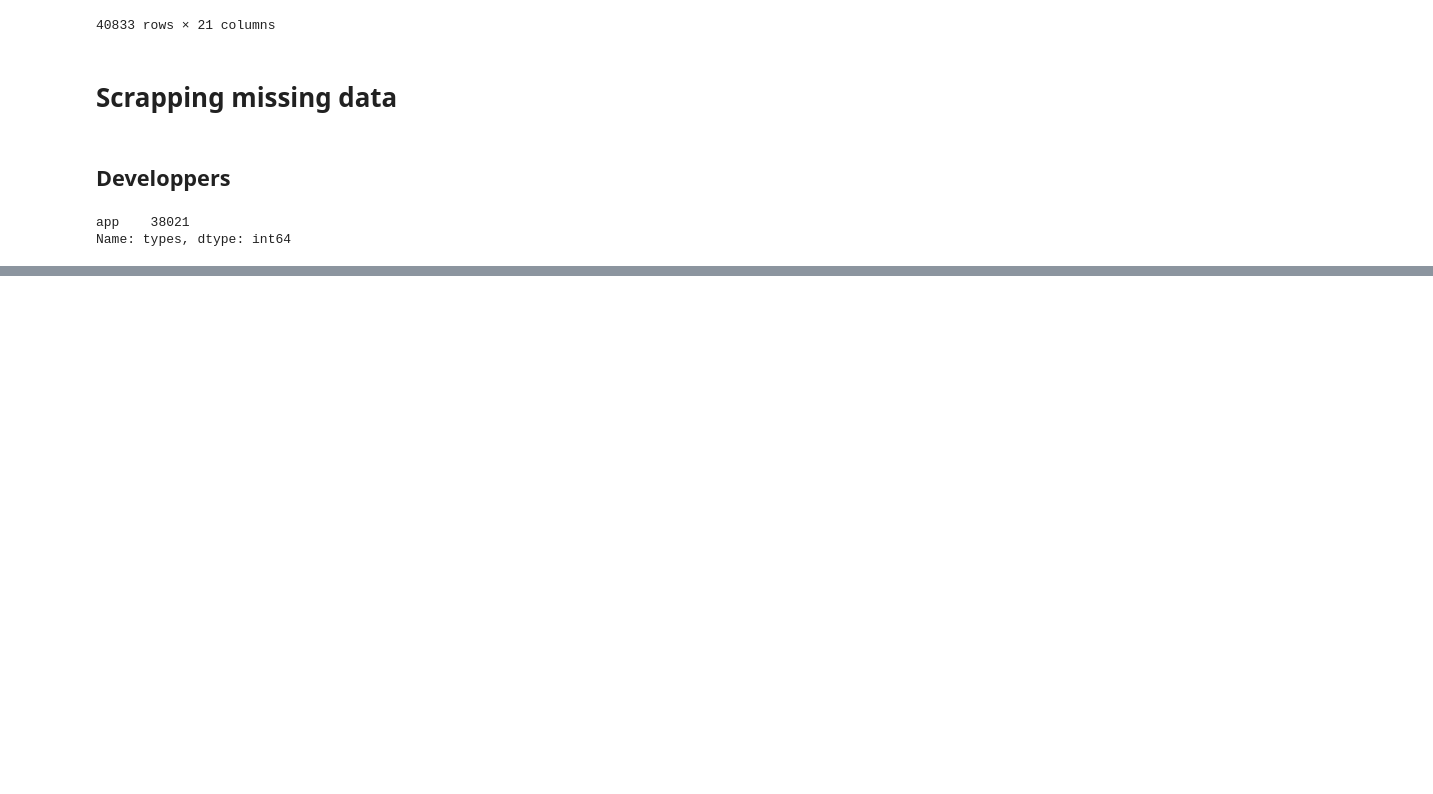
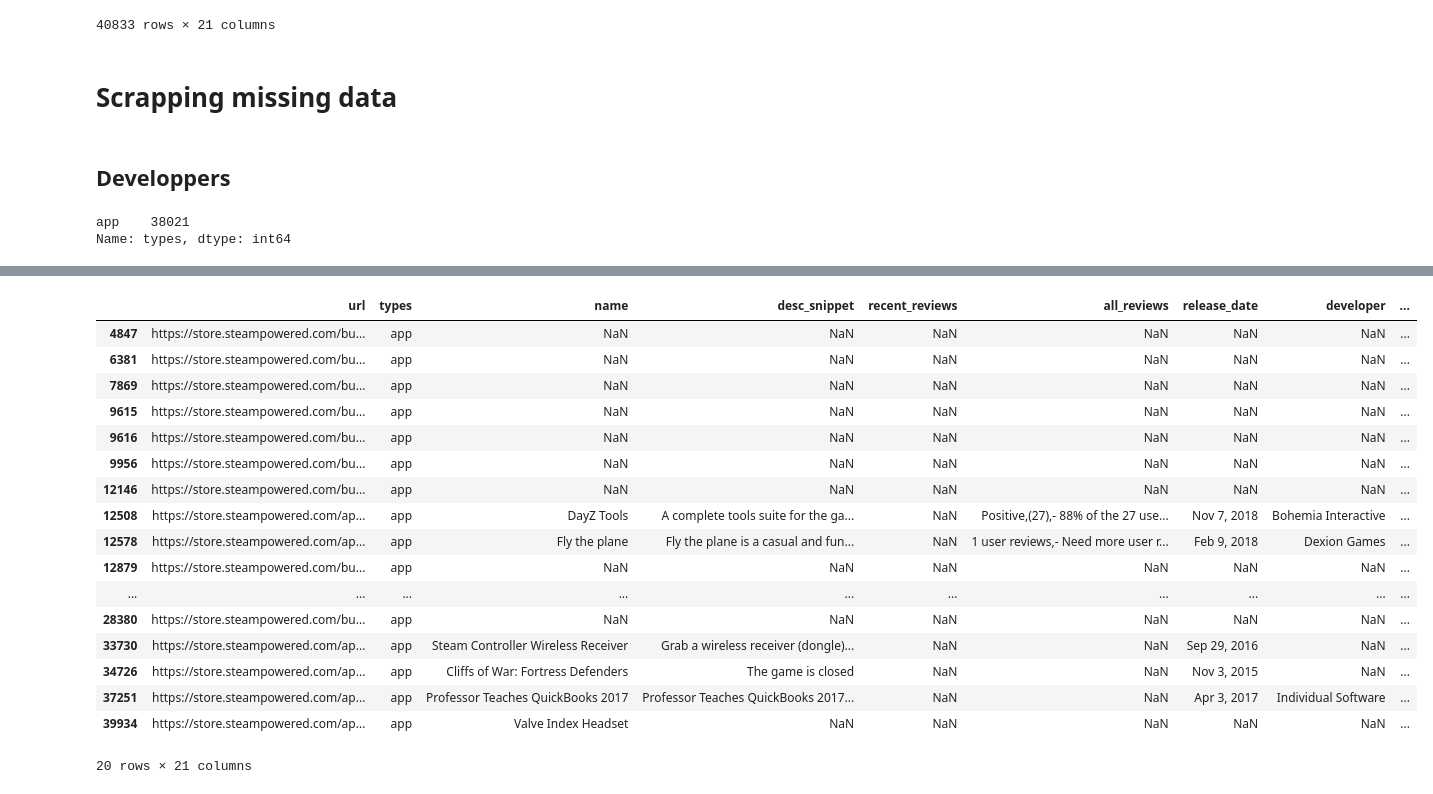
Before and after one commit to JoaoMarques1/find_your_inner_gamer, a Jupyter notebook: notebooks/Lau_EDA.ipynb, the cells around one changed output, grey strips where cells are left out. Drawn from its saved outputs; the diff is of its cells as text; code cells hidden in the pictures; blank space fills up the shorter version.

```diff
--- a/notebooks/Lau_EDA.ipynb
+++ b/notebooks/Lau_EDA.ipynb
@@ -436,0 +537,8 @@ df_app[df['developer'].isnull() == True]
+# %%
+def get_tags(url):
+    response = requests.get(url).text
+    soup = BeautifulSoup(response, "html.parser")
+    try:
+        return ','.join([tag.text.strip() for tag in soup.find_all('a', class_='app_tag')])
+    except:
+        return float('nan')
@@ -436,0 +550,5 @@ df_app[df['developer'].isnull() == True]
+# %%
+for index in temp.index:
+    df_app.loc[index, 'popular_tags'] = get_tags(df_app.loc[index, 'url'])
+    print(index)
+df_app['popular_tags'] = df_app['popular_tags'].replace('', float('nan'))
@@ -436,0 +591,2 @@ df_app[df['developer'].isnull() == True]
+# %%
+temp = df_app[df_app['game_details'].isnull() == True]
@@ -436,0 +627,5 @@ df_app[df['developer'].isnull() == True]
+# %%
+for index in temp.index:
+    df_app.loc[index, 'game_details'] = get_tags(df_app.loc[index, 'url'])
+    print(index)
+df_app['game_details'] = df_app['game_details'].replace('', float('nan'))
@@ -436,0 +655,21 @@ df_app[df['developer'].isnull() == True]
+# %%
+df_app[df_app['game_details'].isnull() == True]
+# %% [output]
+|  | url | types | name | desc_snippet | recent_reviews | all_reviews | release_date | developer | ... |
+| 4847 | https://store.steampowered.com/bu... | app | NaN | NaN | NaN | NaN | NaN | NaN | ... |
+| 6381 | https://store.steampowered.com/bu... | app | NaN | NaN | NaN | NaN | NaN | NaN | ... |
+| 7869 | https://store.steampowered.com/bu... | app | NaN | NaN | NaN | NaN | NaN | NaN | ... |
+| 9615 | https://store.steampowered.com/bu... | app | NaN | NaN | NaN | NaN | NaN | NaN | ... |
+| 9616 | https://store.steampowered.com/bu... | app | NaN | NaN | NaN | NaN | NaN | NaN | ... |
+| 9956 | https://store.steampowered.com/bu... | app | NaN | NaN | NaN | NaN | NaN | NaN | ... |
+| 12146 | https://store.steampowered.com/bu... | app | NaN | NaN | NaN | NaN | NaN | NaN | ... |
+| 12508 | https://store.steampowered.com/ap... | app | DayZ Tools | A complete tools suite for the ga... | NaN | Positive,(27),- 88% of the 27 use... | Nov 7, 2018 | Bohemia Interactive | ... |
+| 12578 | https://store.steampowered.com/ap... | app | Fly the plane | Fly the plane is a casual and fun... | NaN | 1 user reviews,- Need more user r... | Feb 9, 2018 | Dexion Games | ... |
+| 12879 | https://store.steampowered.com/bu... | app | NaN | NaN | NaN | NaN | NaN | NaN | ... |
+| ... | ... | ... | ... | ... | ... | ... | ... | ... | ... |
+| 28380 | https://store.steampowered.com/bu... | app | NaN | NaN | NaN | NaN | NaN | NaN | ... |
+| 33730 | https://store.steampowered.com/ap... | app | Steam Controller Wireless Receiver | Grab a wireless receiver (dongle)... | NaN | NaN | Sep 29, 2016 | NaN | ... |
+| 34726 | https://store.steampowered.com/ap... | app | Cliffs of War: Fortress Defenders | The game is closed | NaN | NaN | Nov 3, 2015 | NaN | ... |
+| 37251 | https://store.steampowered.com/ap... | app | Professor Teaches QuickBooks 2017 | Professor Teaches QuickBooks 2017... | NaN | NaN | Apr 3, 2017 | Individual Software | ... |
+| 39934 | https://store.steampowered.com/ap... | app | Valve Index Headset | NaN | NaN | NaN | NaN | NaN | ... |
+20 rows × 21 columns
```
Also changed, not shown: parts of 30 cells of this notebook.
